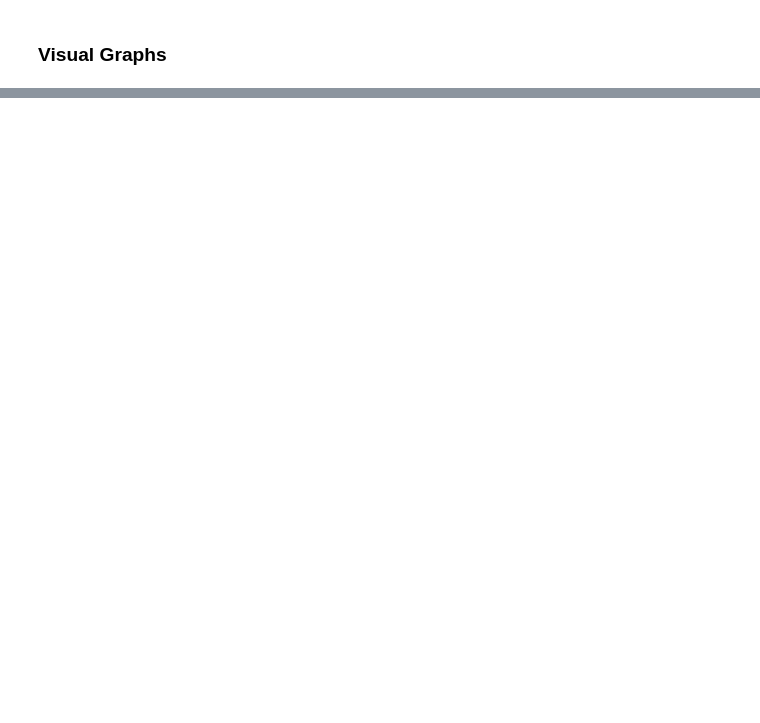
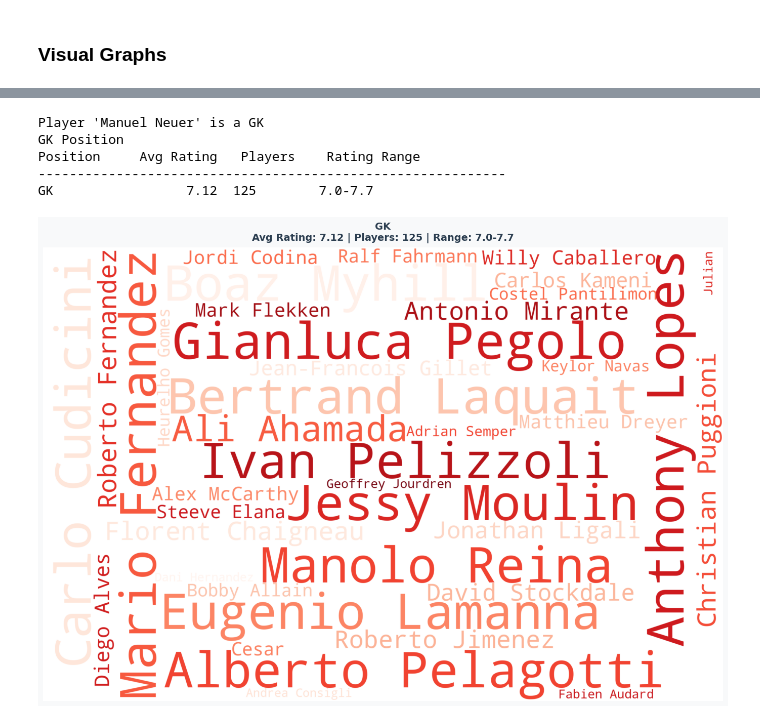
Before and after one commit to Computational-Tools-in-DS-G42/footballer-profiler-AI, a Jupyter notebook: player_recommendation.ipynb, the cells around one changed output, grey strips where cells are left out. Cells and saved outputs as stored; diff of their text form; code cells hidden in the pictures; blank space fills up the shorter version.

```diff
--- a/player_recommendation.ipynb
+++ b/player_recommendation.ipynb
@@ -348,0 +206,10 @@ plot_similar_players(sim_df, target)
+# %%
+def create_wordcloud_for_player_position(player_name, df_data):
+    player_row = df_data[df_data['name'].str.lower() == player_name.lower()]
+    if player_row.empty:
+        raise ValueError(f"Player '{player_name}' not found")
+
+    position = player_row.iloc[0]['position']
+    print(f"Player '{player_name}' is a {position}")
+
+    return display_position_wordcloud(position, df_data, show_top_6=False)
@@ -348,0 +230,10 @@ plot_similar_players(sim_df, target)
+# %%
+player_name = "Manuel Neuer"
+fig, stats = create_wordcloud_for_player_position(player_name, df_data=df_full)
+# %% [output]
+Player 'Manuel Neuer' is a GK
+GK Position
+Position     Avg Rating   Players    Rating Range
+------------------------------------------------------------
+GK                 7.12  125        7.0-7.7
+[figure, added]
```
Also changed, not shown: parts of 30 cells of this notebook.
